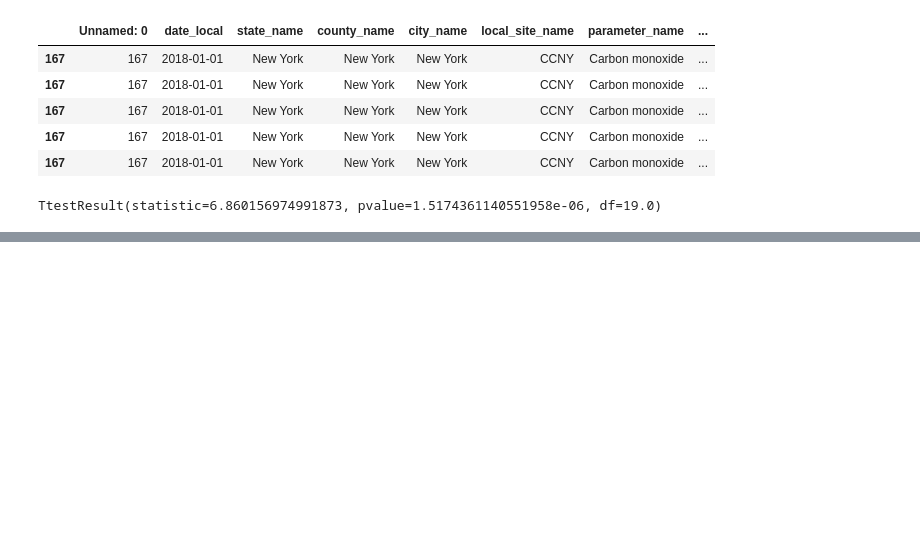
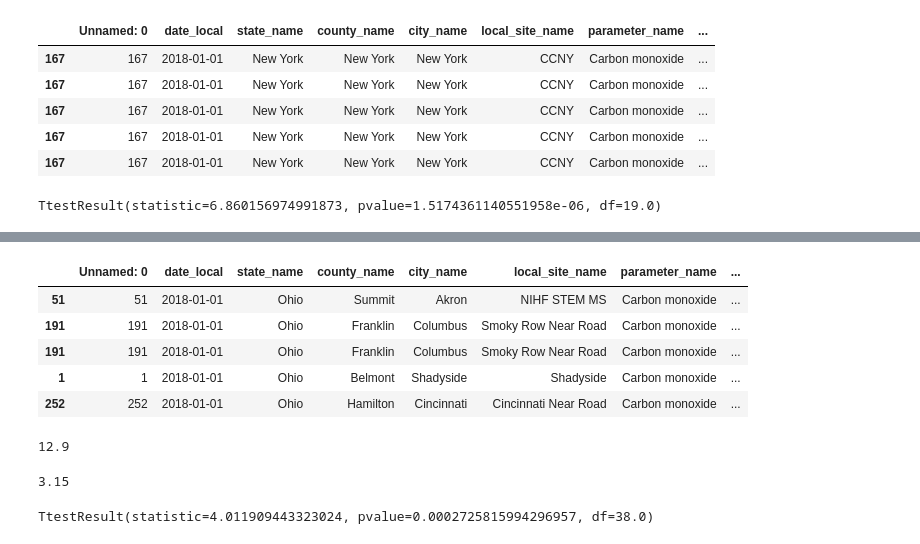
Before and after one commit to Sangamdangal/Statistics, a Jupyter notebook: Activity_hypothesis_testing.ipynb, the cells around one changed output, grey strips where cells are left out. Drawn from its saved outputs; the diff is of its cells as text; code cells hidden in the pictures; blank space fills up the shorter version.

```diff
--- a/Activity_hypothesis_testing.ipynb
+++ b/Activity_hypothesis_testing.ipynb
@@ -107,0 +151,18 @@ TtestResult(statistic=6.860156974991873, pvalue=1.5174361140551958e-06, df=19.0)
+# %%
+sample_aqi_ohio = aqi_ohio.sample(n=20, replace=True, random_state = 1000)
+sample_aqi_ohio.head()
+# %% [output]
+|  | Unnamed: 0 | date_local | state_name | county_name | city_name | local_site_name | parameter_name | ... |
+| 51 | 51 | 2018-01-01 | Ohio | Summit | Akron | NIHF STEM MS | Carbon monoxide | ... |
+| 191 | 191 | 2018-01-01 | Ohio | Franklin | Columbus | Smoky Row Near Road | Carbon monoxide | ... |
+| 191 | 191 | 2018-01-01 | Ohio | Franklin | Columbus | Smoky Row Near Road | Carbon monoxide | ... |
+| 1 | 1 | 2018-01-01 | Ohio | Belmont | Shadyside | Shadyside | Carbon monoxide | ... |
+| 252 | 252 | 2018-01-01 | Ohio | Hamilton | Cincinnati | Cincinnati Near Road | Carbon monoxide | ... |
+# %%
+sample_aqi_arizona['aqi'].mean()
+# %% [output]
+12.9
+# %%
+sample_aqi_ohio['aqi'].mean()
+# %% [output]
+3.15
@@ -107,0 +171,4 @@ TtestResult(statistic=6.860156974991873, pvalue=1.5174361140551958e-06, df=19.0)
+# %%
+stats.ttest_ind(a= sample_aqi_arizona['aqi'], b=sample_aqi_ohio['aqi'])
+# %% [output]
+TtestResult(statistic=4.011909443323024, pvalue=0.0002725815994296957, df=38.0)
```
Also changed, not shown: parts of 14 cells of this notebook.
